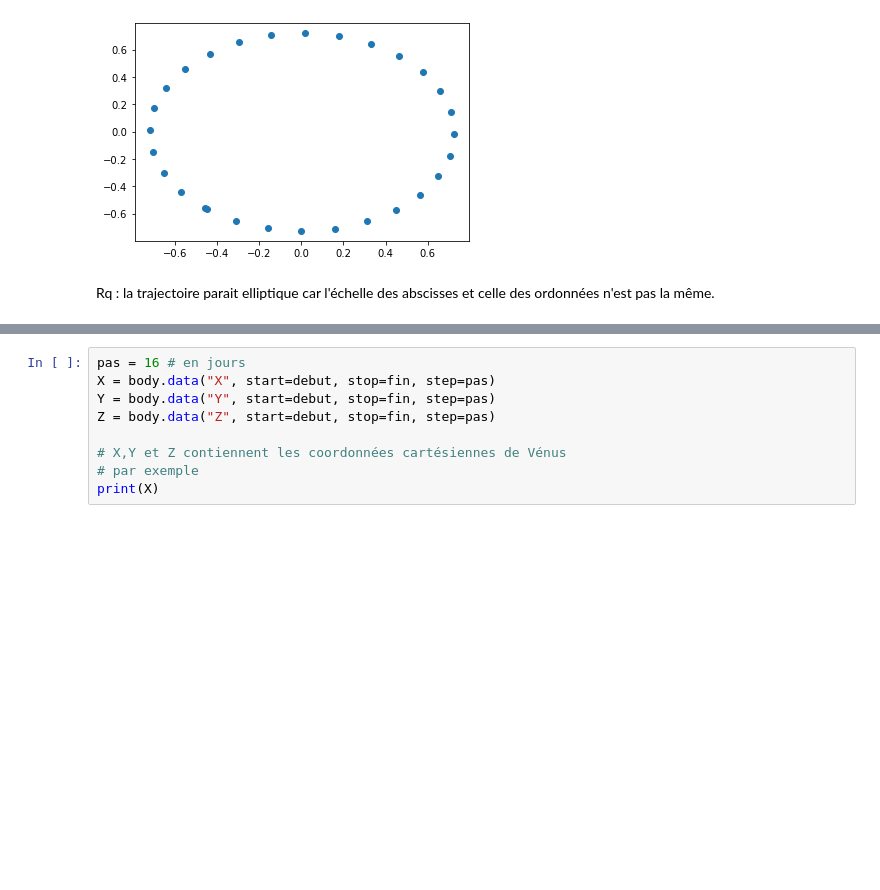
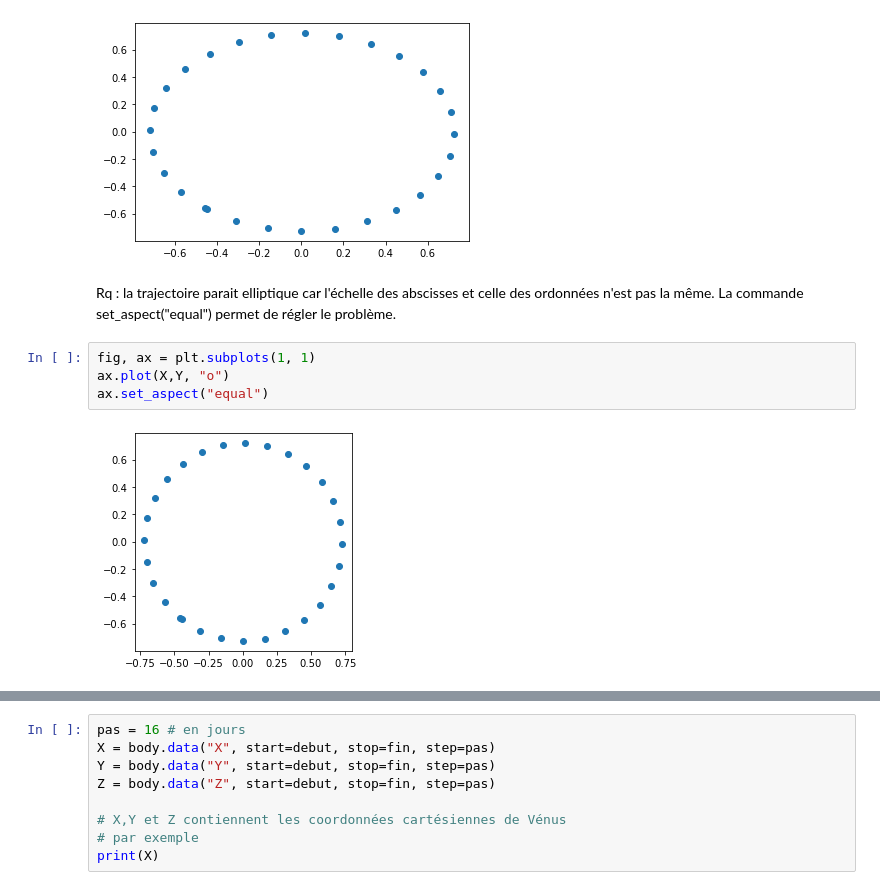
Before and after one commit to remimetzdorff/celestialbody, a Jupyter notebook: tutorial_fr.ipynb, the cells around one changed output, grey strips where cells are left out. Cells and saved outputs as stored; diff of their text form; blank space fills up the shorter version.

```diff
--- a/tutorial_fr.ipynb
+++ b/tutorial_fr.ipynb
@@ -60,3 +69,10 @@ plt.plot(X,Y, "o")
 [figure]
 # %% [markdown]
 Rq : la trajectoire parait elliptique car l'échelle des abscisses et celle des ordonnées n'est pas la même.
+La commande set_aspect("equal") permet de régler le problème.
+# %%
+fig, ax = plt.subplots(1, 1)
+ax.plot(X,Y, "o")
+ax.set_aspect("equal")
+# %% [output]
+[figure, added]
```
Also changed, not shown: parts of 34 cells of this notebook, 26 other files.
